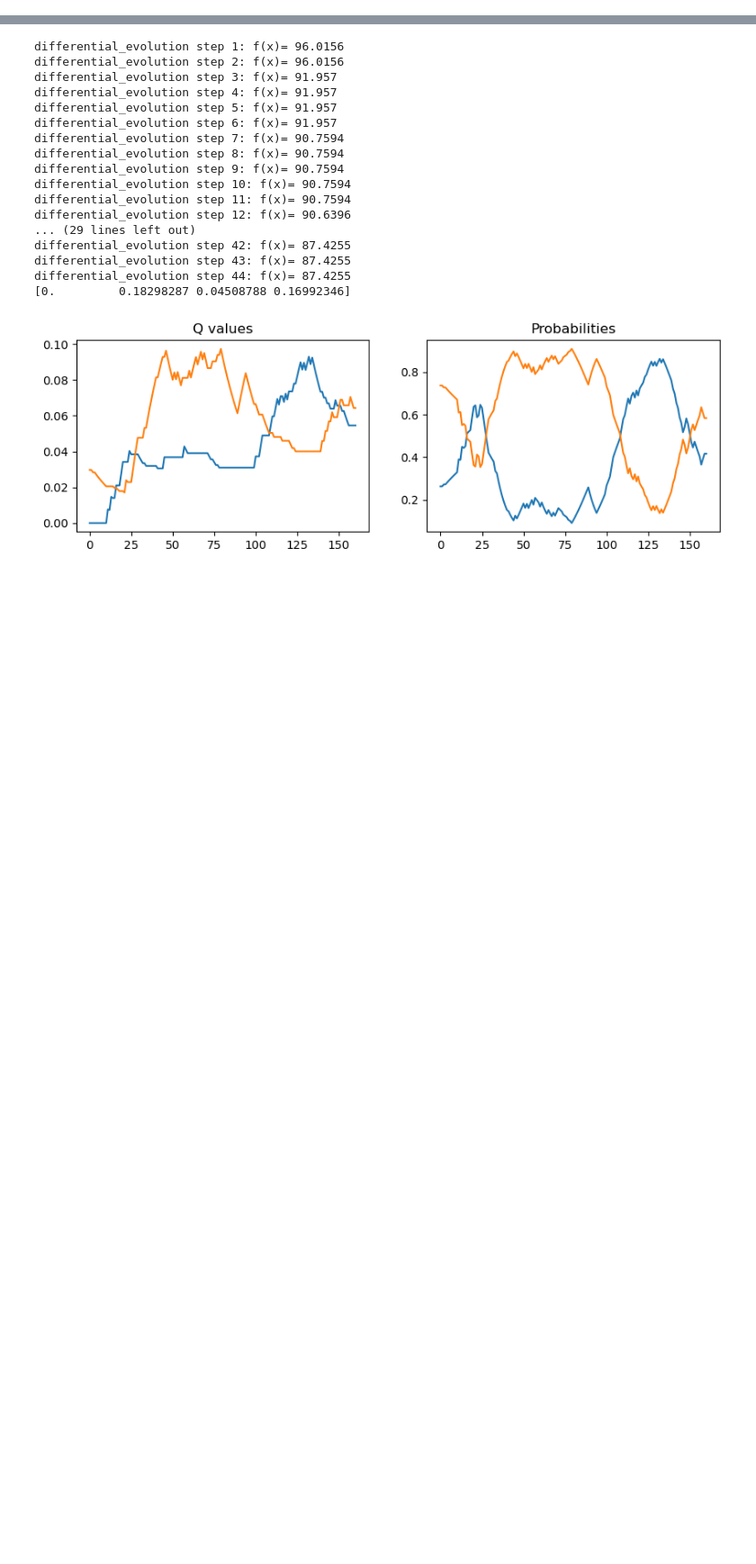
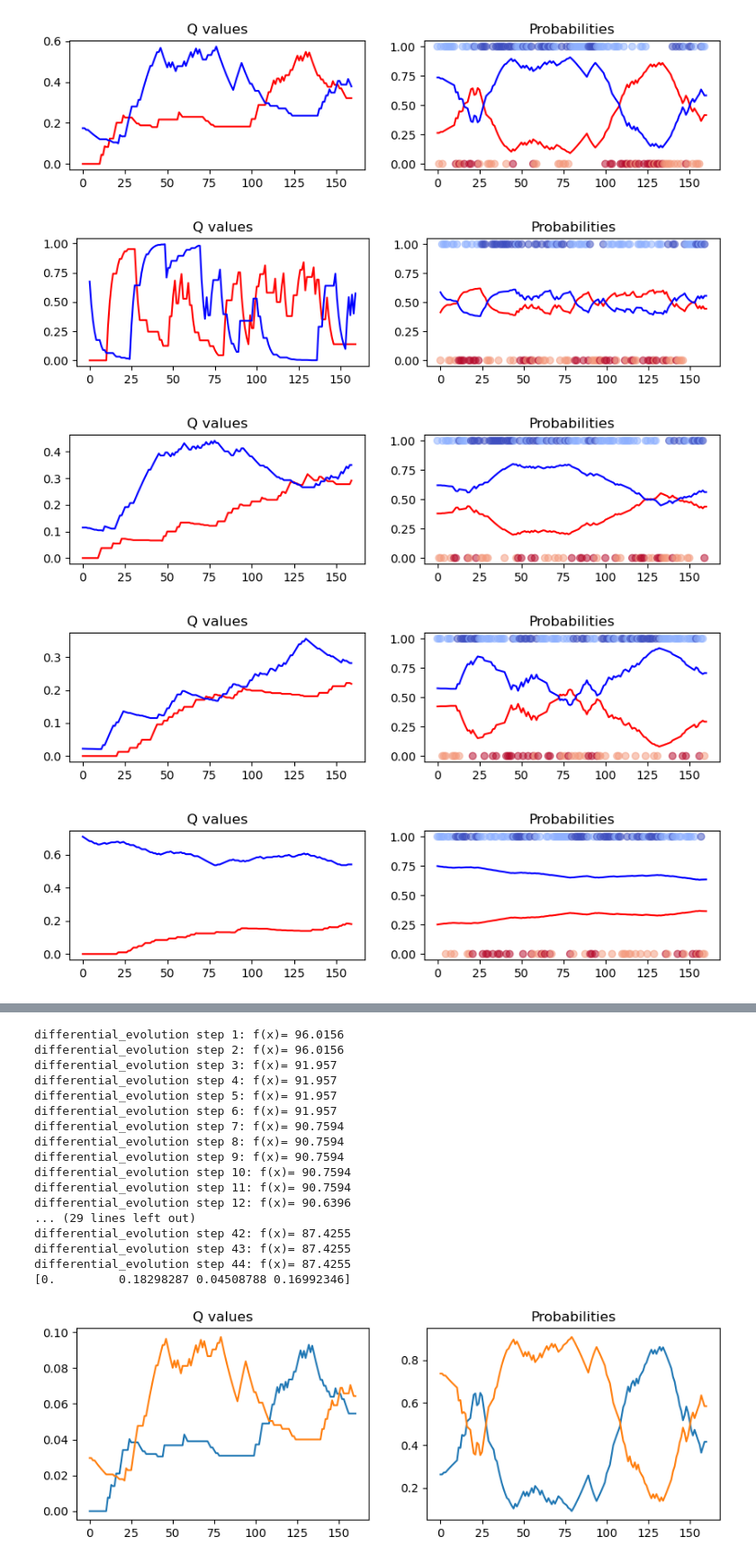
Before and after one commit to neurorishika/pyGORL, a Jupyter notebook: q_learning_global.ipynb, the cells around one changed output, grey strips where cells are left out. Shown at 90% size. Drawn from its saved outputs; the diff is of its cells as text; code cells hidden in the pictures; blank space fills up the shorter version.

```diff
--- a/q_learning_global.ipynb
+++ b/q_learning_global.ipynb
@@ -165,0 +167,22 @@ plt.show()
+# %%
+for i in range(10):
+    # plot the results
+    qs = qlearn.q_learning(choices_full[i], rewards_full[i], res[i])
+    ps = qlearn.prob_choice(choices_full[i], rewards_full[i], res[i])
+
+    fig,ax = plt.subplots(1,2, figsize=(10,2))
+    ax[0].plot(qs[:-1,0], color='red')
+    ax[0].plot(qs[:-1,1], color='blue')
+    ax[0].set_title('Q values')
+    ax[1].plot(ps[:,0], color='red')
+    ax[1].plot(ps[:,1], color='blue')
+    c=(((rewards_full[i]+1)*(1-2*choices_full[i]))+2)/4
+    ax[1].scatter(np.arange(len(choices_full[i])), choices_full[i], c=plt.cm.coolwarm(c),alpha=0.5)
+    ax[1].set_title('Probabilities')
+    plt.show()
+# %% [output]
+[figure, added]
+[figure, added]
+[figure, added]
+[figure, added]
+[figure, added]
```
Also changed, not shown: parts of 6 cells of this notebook, 1 other file.
